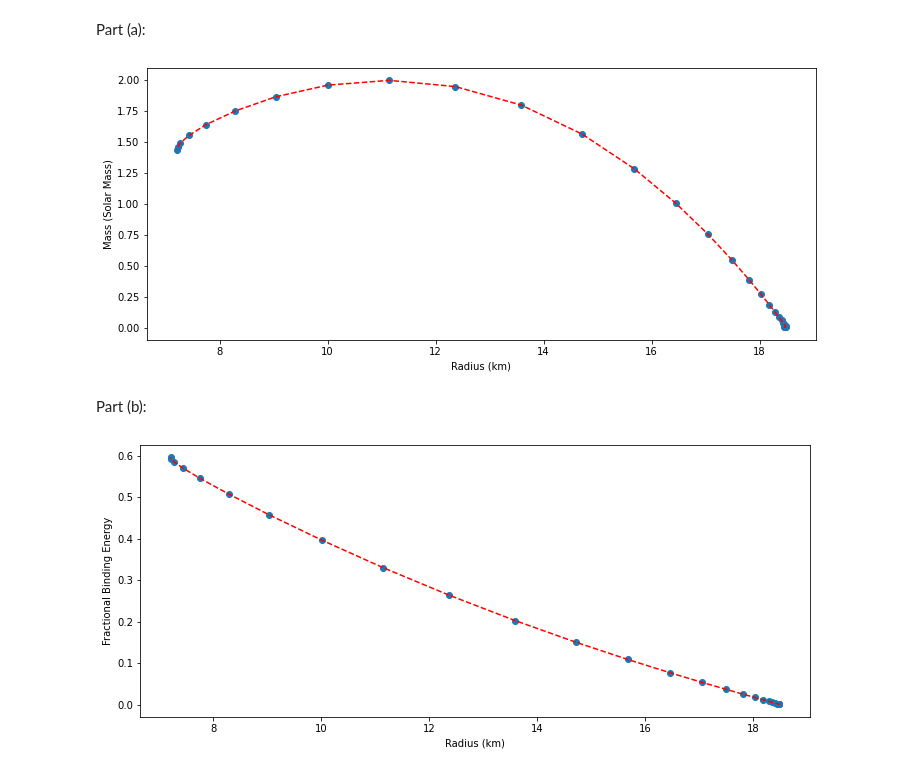
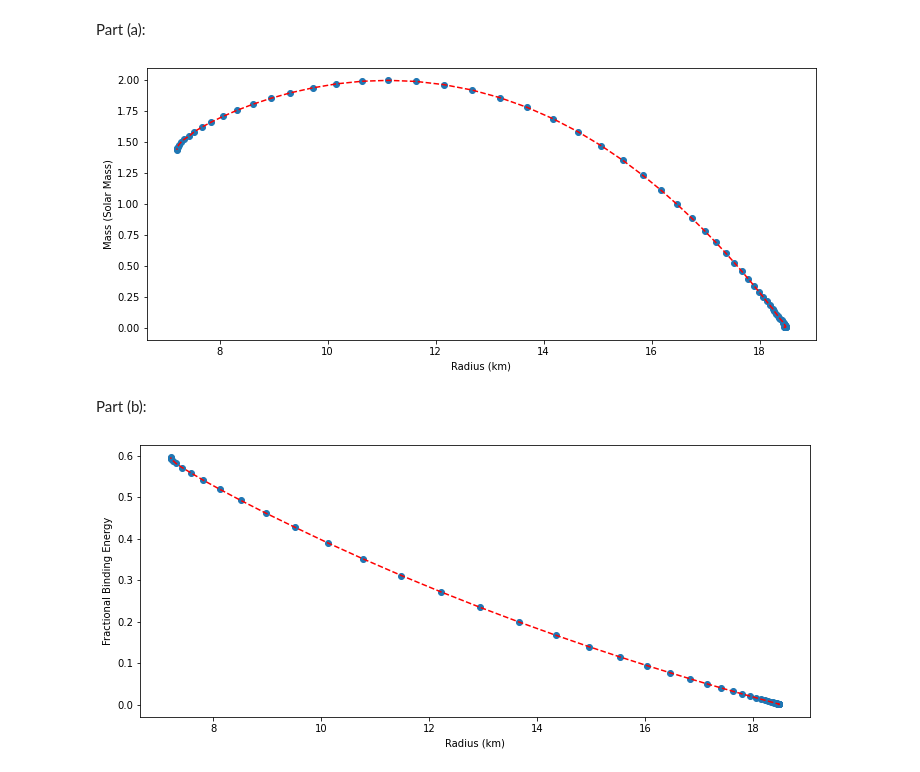
Before and after one commit to tevfikyuce/PHYS514_Final_Project, a Jupyter notebook: FinalProject_Einsten.ipynb, the cells around one changed output. Drawn from its saved outputs; the diff is of its cells as text; code cells hidden in the pictures.

```diff
--- a/FinalProject_Einsten.ipynb
+++ b/FinalProject_Einsten.ipynb
@@ -12,33 +16,33 @@ Part (a):
 # %%
 #This cell solves TOV equation for different central pressures and obtains an M-R curve
 #Constants
 K_NS = 100
-N_samples = 30
+N_samples = 70
 
 #Central density and pressure values
 rho_c_vals = np.logspace(-6,-1, N_samples)
 p_c_vals = K_NS * np.power(rho_c_vals, 2)
 
 #Solve TOV equation for different central pressure values
 R_vals = []
 M_vals = []
 for p_c in p_c_vals:
     R, M = einstein_functions.solve_TOV(p_c=p_c)
     R_vals.append(R)
     M_vals.append(M)
 
 R_vals = np.asarray(R_vals).astype(float)
 M_vals = np.asarray(M_vals).astype(float)
 
 #Plot the result
 plt.figure(figsize=(12,5))
 plt.scatter(x=R_vals*1.477, y=M_vals)
 plt.plot(R_vals*1.477, M_vals, '--', color='red')
 plt.xlabel('Radius (km)')
 plt.ylabel('Mass (Solar Mass)')
 plt.show()
 # %% [output]
-[figure, old version]
+[figure, new version]
 # %% [markdown]
 Part (b):
 # %%
@@ -48,7 +52,7 @@ K_NS = 100
 N_samples = 50
 
 #Central density and pressure values
-rho_c_vals = np.linspace(np.power(10, -6),np.power(10, -1), N_samples)
+rho_c_vals = np.logspace(-6,-1, N_samples)
 p_c_vals = K_NS * np.power(rho_c_vals, 2)
 
 #Solve TOV equation for different central pressure values
@@ -76,4 +80,4 @@ plt.xlabel('Radius (km)')
 plt.ylabel('Fractional Binding Energy')
 plt.show()
 # %% [output]
-[figure, old version]
+[figure, new version]
```
Also changed, not shown: parts of 5 cells of this notebook, 7 other files.
